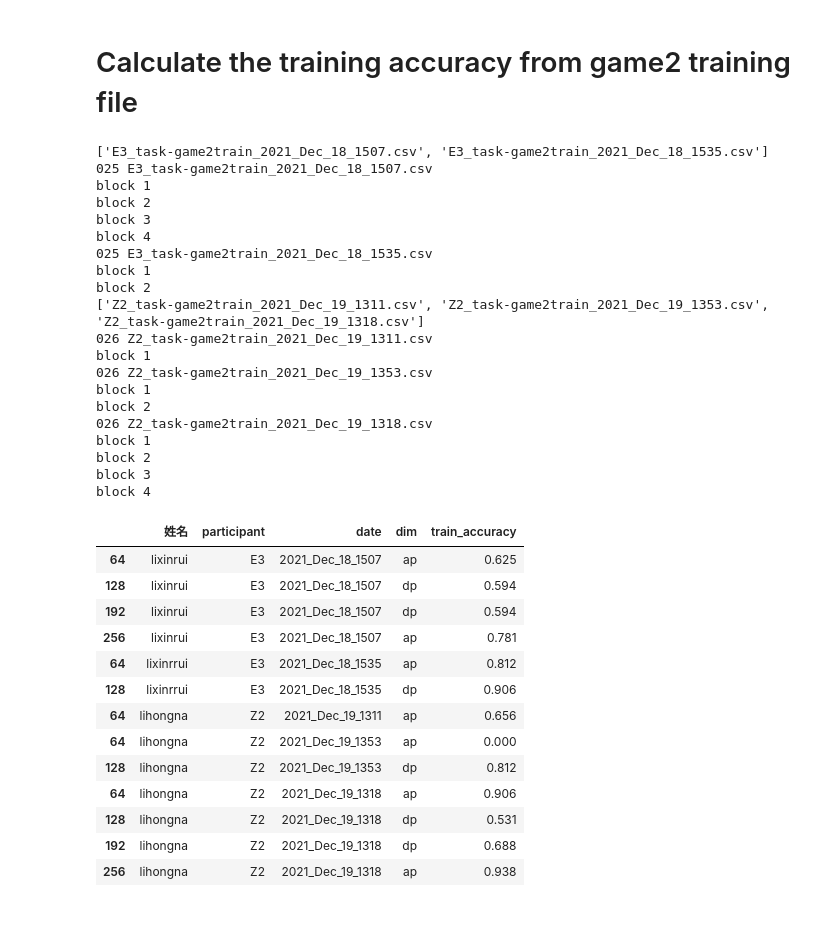
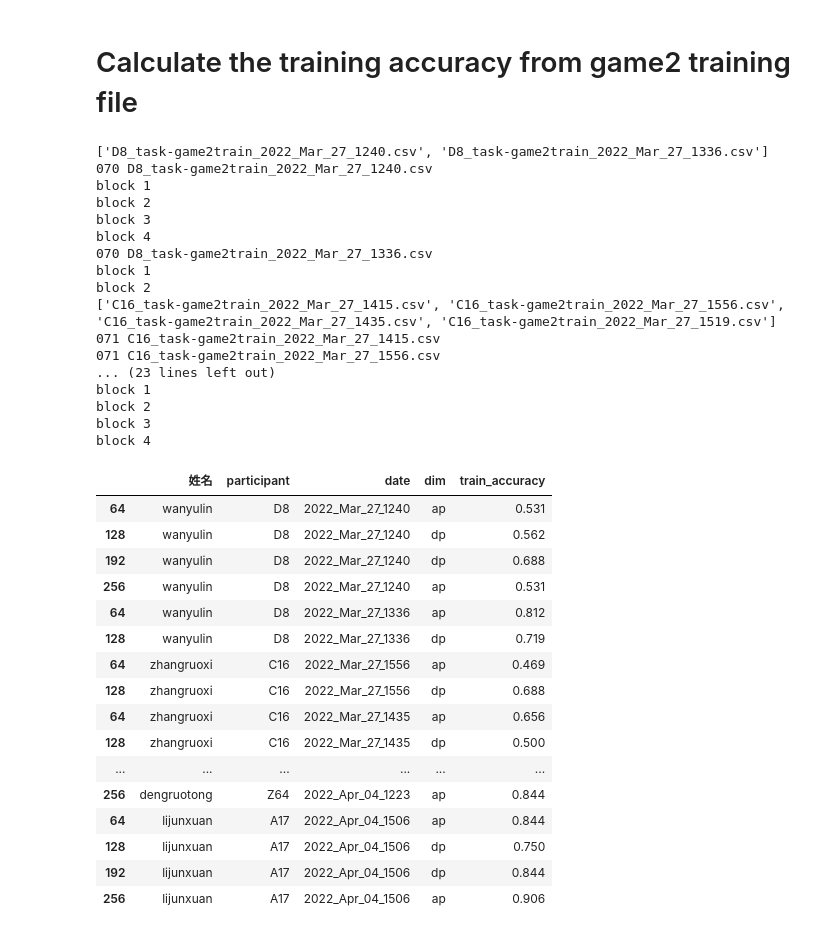
Before and after one commit to YukunQu/DCM, a Jupyter notebook: analysis/behaviour/behavior_acc.ipynb, the cells around one changed output. Saved outputs shown, nothing was run; the diff lists cells and outputs as text; code cells hidden in the pictures.

```diff
--- a/analysis/behaviour/behavior_acc.ipynb
+++ b/analysis/behaviour/behavior_acc.ipynb
@@ -64,7 +64,7 @@ import pandas as pd
 
 
 def game2trian_acc(subj):
-    data_dir = r'/mnt/data/Project/DCM/sourcedata/sub_{}/Behaviour/fmri_task-game2-train'.format(subj)
+    data_dir = r'/mnt/workdir/DCM/sourcedata/sub_{}/Behaviour/fmri_task-game2-train'.format(subj)
     game2train_tmp = os.listdir(data_dir)
     game2train_list = []
     for g2t in game2train_tmp:
@@ -107,56 +107,56 @@ def game2trian_acc(subj):
                 train_data_blocked.append(block_data.iloc[-1,:][['姓名','participant','date','dim','train_accuracy']])
 
     return train_data_blocked
 
 
 game2train_result = []
-subjests = [str(i).zfill(3) for i in range(25,27)]
+subjests = [str(i).zfill(3) for i in range(70,74)]
 for subj in subjests:
     sub_result = game2trian_acc(subj)
     if isinstance(sub_result, list):
         game2train_result.extend(sub_result)
 
 i = 1
-save_path = r'/mnt/data/Project/DCM/BIDS/derivatives/behaviour/result/training/{}_game2train_result.csv'.format(i)
+save_path = r'/mnt/workdir/DCM/BIDS/derivatives/behaviour/result/training/{}_game2train_result.csv'.format(i)
 while os.path.exists(save_path):
     i += 1
-    save_path = r'/mnt/data/Project/DCM/BIDS/derivatives/behaviour/result/training/{}_game2train_result.csv'.format(i)
+    save_path = r'/mnt/workdir/DCM/BIDS/derivatives/behaviour/result/training/{}_game2train_result.csv'.format(i)
 
 game2train_result = pd.DataFrame(game2train_result)
 game2train_result.to_csv(save_path)
 game2train_result
 # %% [output]
-['E3_task-game2train_2021_Dec_18_1507.csv', 'E3_task-game2train_2021_Dec_18_1535.csv']
-025 E3_task-game2train_2021_Dec_18_1507.csv
+['D8_task-game2train_2022_Mar_27_1240.csv', 'D8_task-game2train_2022_Mar_27_1336.csv']
+070 D8_task-game2train_2022_Mar_27_1240.csv
 block 1
 block 2
 block 3
 block 4
-025 E3_task-game2train_2021_Dec_18_1535.csv
+070 D8_task-game2train_2022_Mar_27_1336.csv
 block 1
 block 2
-['Z2_task-game2train_2021_Dec_19_1311.csv', 'Z2_task-game2train_2021_Dec_19_1353.csv', 'Z2_task-game2train_2021_Dec_19_1318.csv']
-026 Z2_task-game2train_2021_Dec_19_1311.csv
-block 1
-026 Z2_task-game2train_2021_Dec_19_1353.csv
-block 1
-block 2
-026 Z2_task-game2train_2021_Dec_19_1318.csv
+['C16_task-game2train_2022_Mar_27_1415.csv', 'C16_task-game2train_2022_Mar_27_1556.csv', 'C16_task-game2train_2022_Mar_27_1435.csv', 'C16_task-game2train_2022_Mar_27_1519.csv']
+071 C16_task-game2train_2022_Mar_27_1415.csv
+071 C16_task-game2train_2022_Mar_27_1556.csv
+... (23 lines left out)
 block 1
 block 2
 block 3
 block 4
 |  | 姓名 | participant | date | dim | train_accuracy |
-| 64 | lixinrui | E3 | 2021_Dec_18_1507 | ap | 0.625 |
-| 128 | lixinrui | E3 | 2021_Dec_18_1507 | dp | 0.594 |
-| 192 | lixinrui | E3 | 2021_Dec_18_1507 | dp | 0.594 |
-| 256 | lixinrui | E3 | 2021_Dec_18_1507 | ap | 0.781 |
-| 64 | lixinrrui | E3 | 2021_Dec_18_1535 | ap | 0.812 |
-| 128 | lixinrrui | E3 | 2021_Dec_18_1535 | dp | 0.906 |
-| 64 | lihongna | Z2 | 2021_Dec_19_1311 | ap | 0.656 |
-| 64 | lihongna | Z2 | 2021_Dec_19_1353 | ap | 0.000 |
-| 128 | lihongna | Z2 | 2021_Dec_19_1353 | dp | 0.812 |
-| 64 | lihongna | Z2 | 2021_Dec_19_1318 | ap | 0.906 |
-| 128 | lihongna | Z2 | 2021_Dec_19_1318 | dp | 0.531 |
-| 192 | lihongna | Z2 | 2021_Dec_19_1318 | dp | 0.688 |
-| 256 | lihongna | Z2 | 2021_Dec_19_1318 | ap | 0.938 |
+| 64 | wanyulin | D8 | 2022_Mar_27_1240 | ap | 0.531 |
+| 128 | wanyulin | D8 | 2022_Mar_27_1240 | dp | 0.562 |
+| 192 | wanyulin | D8 | 2022_Mar_27_1240 | dp | 0.688 |
+| 256 | wanyulin | D8 | 2022_Mar_27_1240 | ap | 0.531 |
+| 64 | wanyulin | D8 | 2022_Mar_27_1336 | ap | 0.812 |
+| 128 | wanyulin | D8 | 2022_Mar_27_1336 | dp | 0.719 |
+| 64 | zhangruoxi | C16 | 2022_Mar_27_1556 | ap | 0.469 |
+| 128 | zhangruoxi | C16 | 2022_Mar_27_1556 | dp | 0.688 |
+| 64 | zhangruoxi | C16 | 2022_Mar_27_1435 | ap | 0.656 |
+| 128 | zhangruoxi | C16 | 2022_Mar_27_1435 | dp | 0.500 |
+| ... | ... | ... | ... | ... | ... |
+| 256 | dengruotong | Z64 | 2022_Apr_04_1223 | ap | 0.844 |
+| 64 | lijunxuan | A17 | 2022_Apr_04_1506 | ap | 0.844 |
+| 128 | lijunxuan | A17 | 2022_Apr_04_1506 | dp | 0.750 |
+| 192 | lijunxuan | A17 | 2022_Apr_04_1506 | dp | 0.844 |
+| 256 | lijunxuan | A17 | 2022_Apr_04_1506 | ap | 0.906 |
```
Also changed, not shown: 37 other files.
